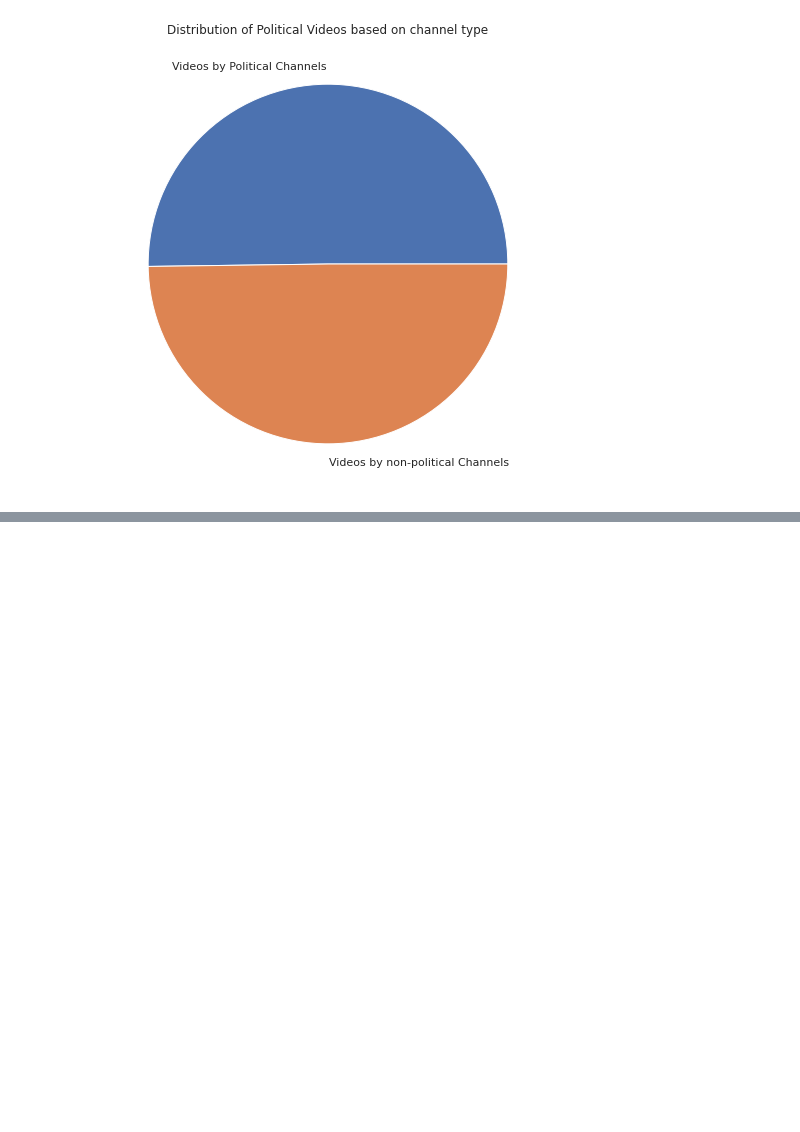
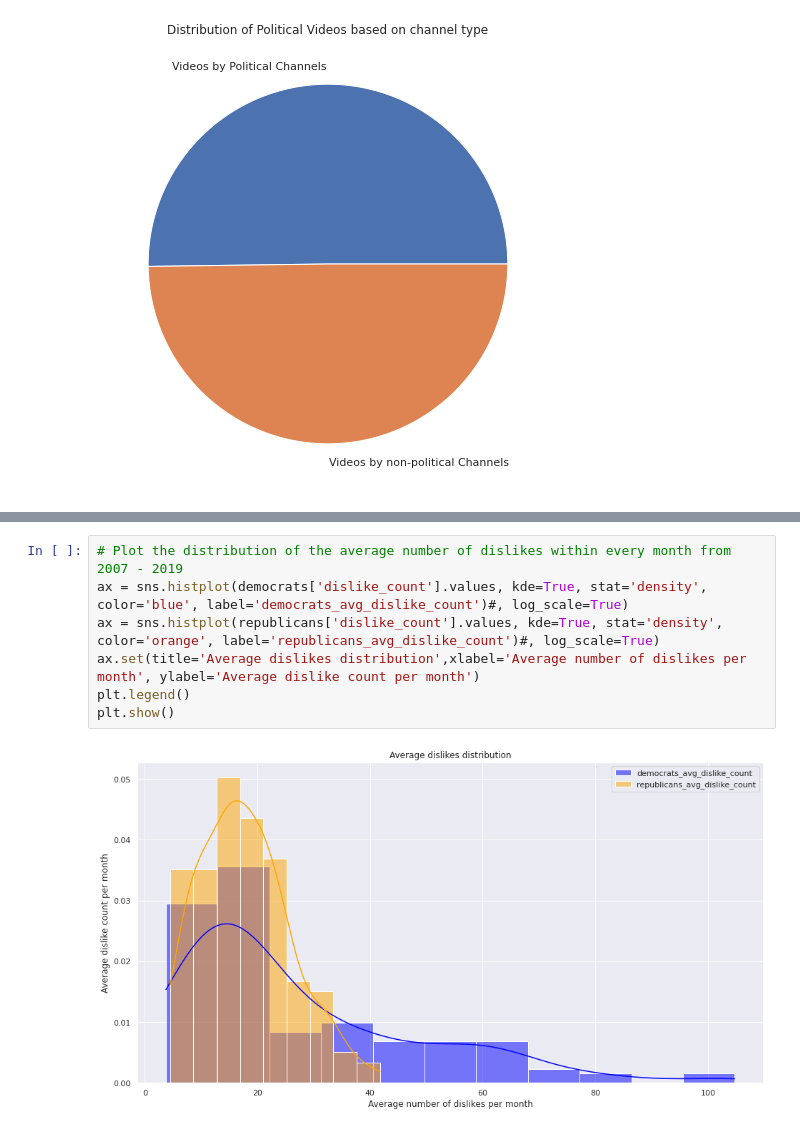
Before and after one commit to epfl-ada/ada-2022-project-outliers, a Jupyter notebook: HandlingData.ipynb, the cells around one changed output, grey strips where cells are left out. Saved outputs shown, nothing was run; the diff lists cells and outputs as text; blank space fills up the shorter version.

```diff
--- a/HandlingData.ipynb
+++ b/HandlingData.ipynb
@@ -327,0 +427,9 @@ plt.show()
+# %%
+# Plot the distribution of the average number of dislikes within every month from 2007 - 2019
+ax = sns.histplot(democrats['dislike_count'].values, kde=True, stat='density', color='blue', label='democrats_avg_dislike_count')#, log_scale=True)
+ax = sns.histplot(republicans['dislike_count'].values, kde=True, stat='density', color='orange', label='republicans_avg_dislike_count')#, log_scale=True)
+ax.set(title='Average dislikes distribution',xlabel='Average number of dislikes per month', ylabel='Average dislike count per month')
+plt.legend()
+plt.show()
+# %% [output]
+[figure, added]
```
Also changed, not shown: parts of 27 cells of this notebook, 1 other file.
